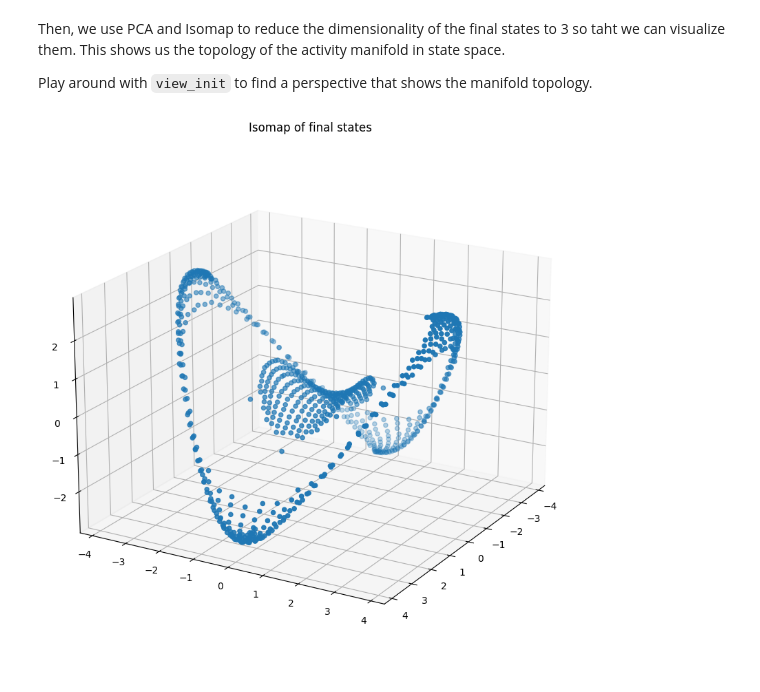
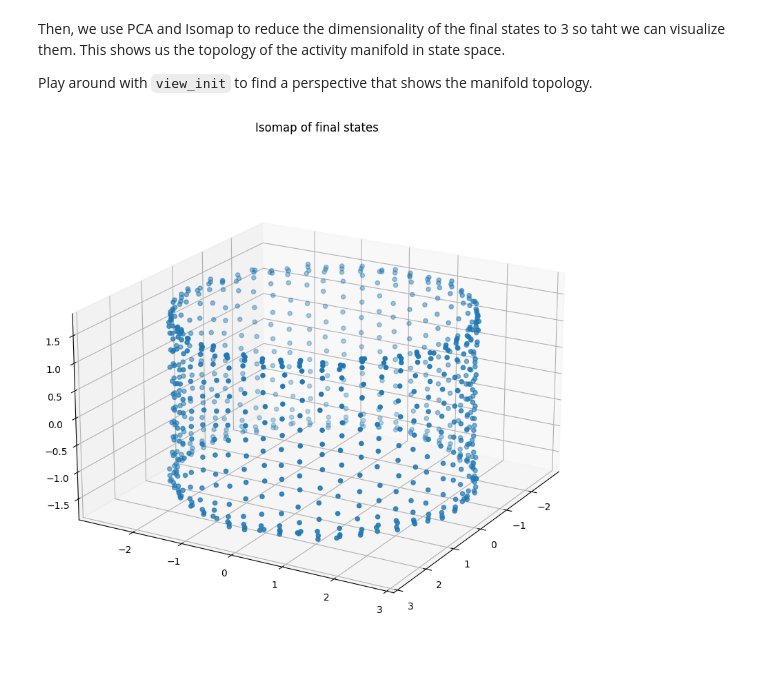
Before and after one commit to FieteLab/MADE, a Jupyter notebook: made/notebooks/activity_manifold.ipynb, the cells around one changed output. Saved outputs shown, nothing was run; the diff lists cells and outputs as text; code cells hidden in the pictures.

```diff
--- a/made/notebooks/activity_manifold.ipynb
+++ b/made/notebooks/activity_manifold.ipynb
@@ -16,7 +16,7 @@ N_SAMPLES = 50  # increase this for more dense sampling
 N_SIMULATION_STEPS = 25
 
 
-pads = dict(Plane=[0.2, 0.2], Torus=[0, 0])
+pads = dict(Plane=[0.2, 0.2], Torus=[0, 0], Cylinder=[0.2, 0.0])
 PAD = pads[TOPOLOGY]
 # %% [markdown]
 ## Simulations
@@ -72,21 +75,21 @@ Then, we use PCA and Isomap to reduce the dimensionality of the final states to
 Play around with `view_init` to find a perspective that shows the manifold topology.
 # %%
 # PCA to do a first dim red step
-pca = PCA(n_components=3,)
+pca = PCA(n_components=20,)
 final_states_pca = pca.fit_transform(final_states)
 
 # now to isomap
 isomap = Isomap(n_components=3, n_neighbors=51)
 final_states_isomap = isomap.fit_transform(final_states)
 
 # visualize as 3D scatter
 f = plt.figure(figsize=(10, 10))
 ax = f.add_subplot(111, projection='3d')
-ax.scatter(final_states_pca[:, 0], final_states_pca[:, 1], final_states_pca[:, 2])
+ax.scatter(final_states_isomap[:, 0], final_states_isomap[:, 1], final_states_isomap[:, 2])
 ax.set_title('Isomap of final states')
 ax.set_aspect('equal')
 
 ax.view_init(elev=20, azim=30)
 plt.show()
 # %% [output]
-[figure, old version]
+[figure, new version]
```
Also changed, not shown: parts of 3 cells of this notebook, 4 other files.
